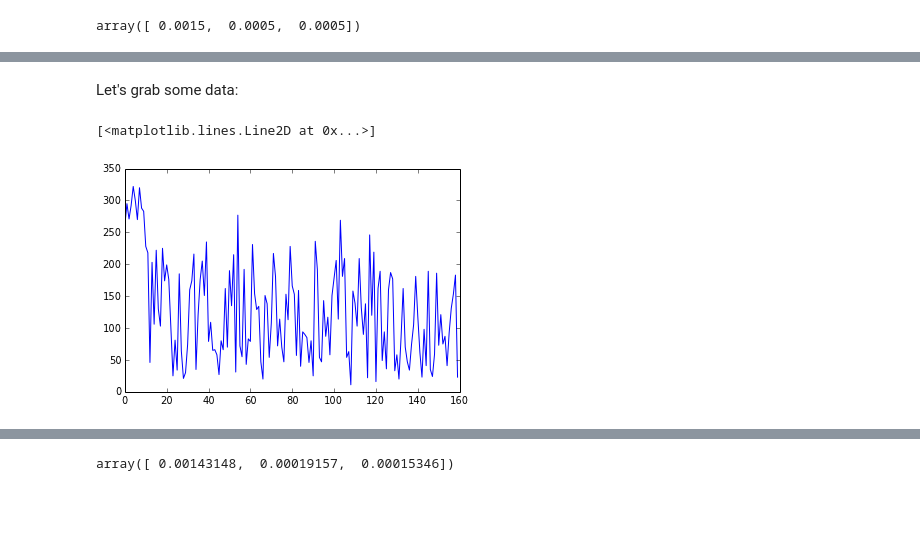
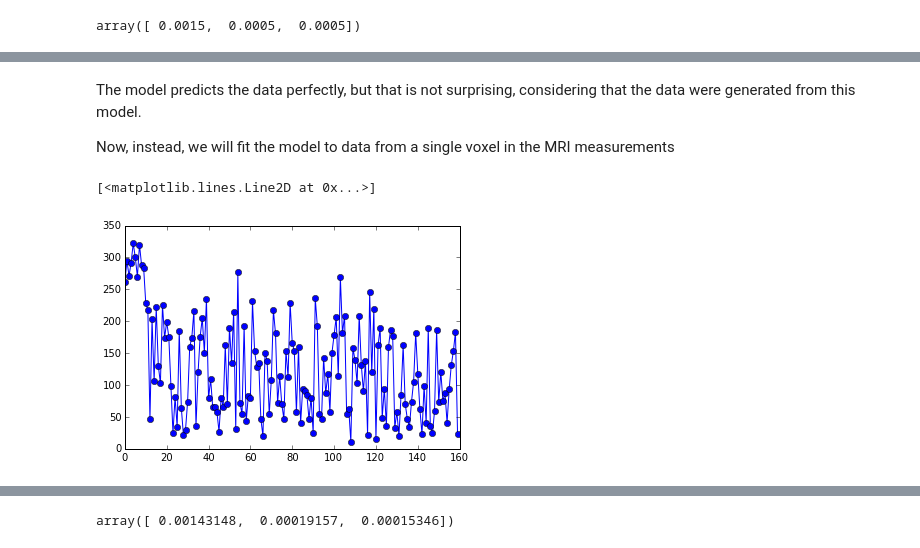
Before and after one commit to arokem/visual-white-matter, a Jupyter notebook: DTI.ipynb, the cells around one changed output, grey strips where cells are left out. Drawn from its saved outputs; the diff is of its cells as text; code cells hidden in the pictures; blank space fills up the shorter version.

```diff
--- a/DTI.ipynb
+++ b/DTI.ipynb
@@ -106,10 +146,12 @@ scatter(fit.predict(prediction_gtab), sig1)
-# %% [markdown]
-Let's grab some data:
+# %% [markdown]
+The model predicts the data perfectly, but that is not surprising, considering that the data were generated from this model.
+
+Now, instead, we will fit the model to data from a single voxel in the MRI measurements
 # %%
 vox_idx = (40, 74, 34)
-data = nib.load('SUB1_b2000_1.nii.gz').get_data()[vox_idx]
+data1 = nib.load('SUB1_b2000_1.nii.gz').get_data()[vox_idx]
-# %%
-plot(data)
-# %% [output]
-[<matplotlib.lines.Line2D at 0x...>]
-[figure, removed]
+# %%
+plt.plot(data1, 'o-')
+# %% [output]
+[<matplotlib.lines.Line2D at 0x...>]
+[figure, added]
```
Also changed, not shown: parts of 54 cells of this notebook, 5 other files.
